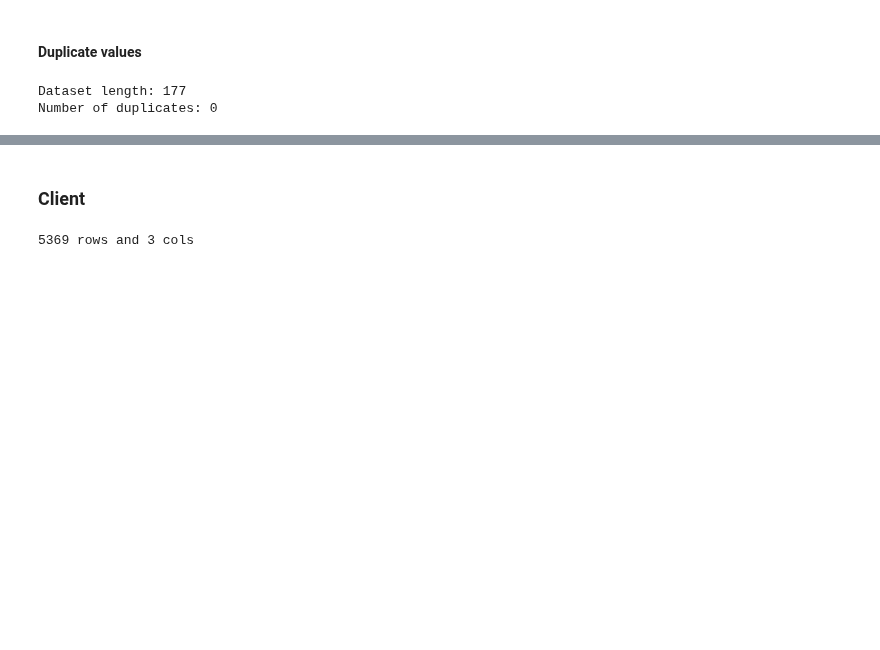
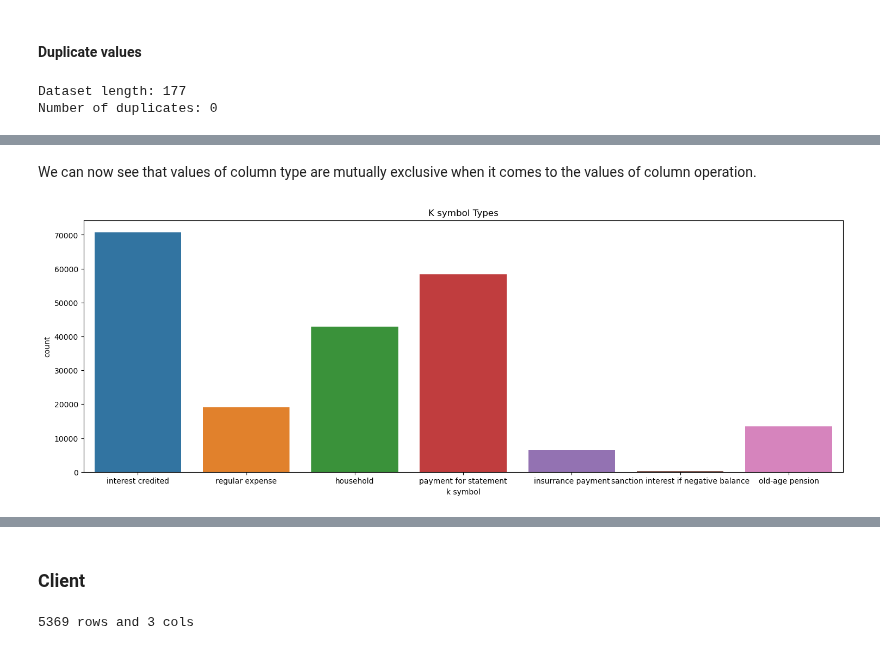
Before and after one commit to DanielaTomas/FCUP-DM1, a Jupyter notebook: DM1.ipynb, the cells around one changed output, grey strips where cells are left out. Cells and saved outputs as stored; diff of their text form; code cells hidden in the pictures; blank space fills up the shorter version.

```diff
--- a/DM1.ipynb
+++ b/DM1.ipynb
@@ -153,0 +252,2 @@ Number of duplicates: 0
+# %%
+trans_dev['operation'] = trans_dev['operation'].replace('credit card withdrawal', 'withdrawal in cash')
@@ -153,0 +265,10 @@ Number of duplicates: 0
+# %% [markdown]
+We can now see that values of column type are mutually exclusive when it comes to the values of column operation.
+# %%
+plt.figure(figsize=(18, 6))
+sns.countplot(x="k_symbol", data=trans_dev)
+plt.title("K symbol Types")
+plt.xlabel("k symbol")
+plt.show()
+# %% [output]
+[figure, added]
```
Also changed, not shown: parts of 46 cells of this notebook.
